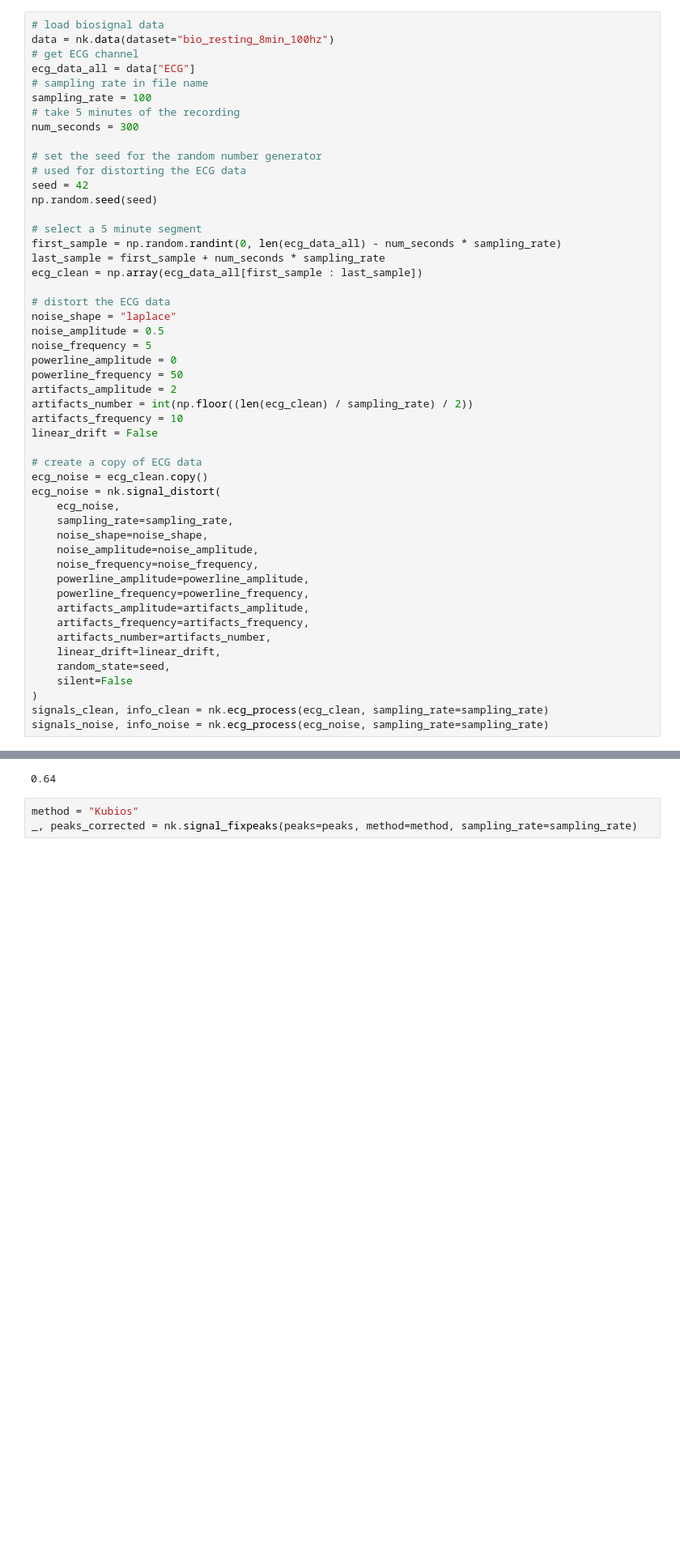
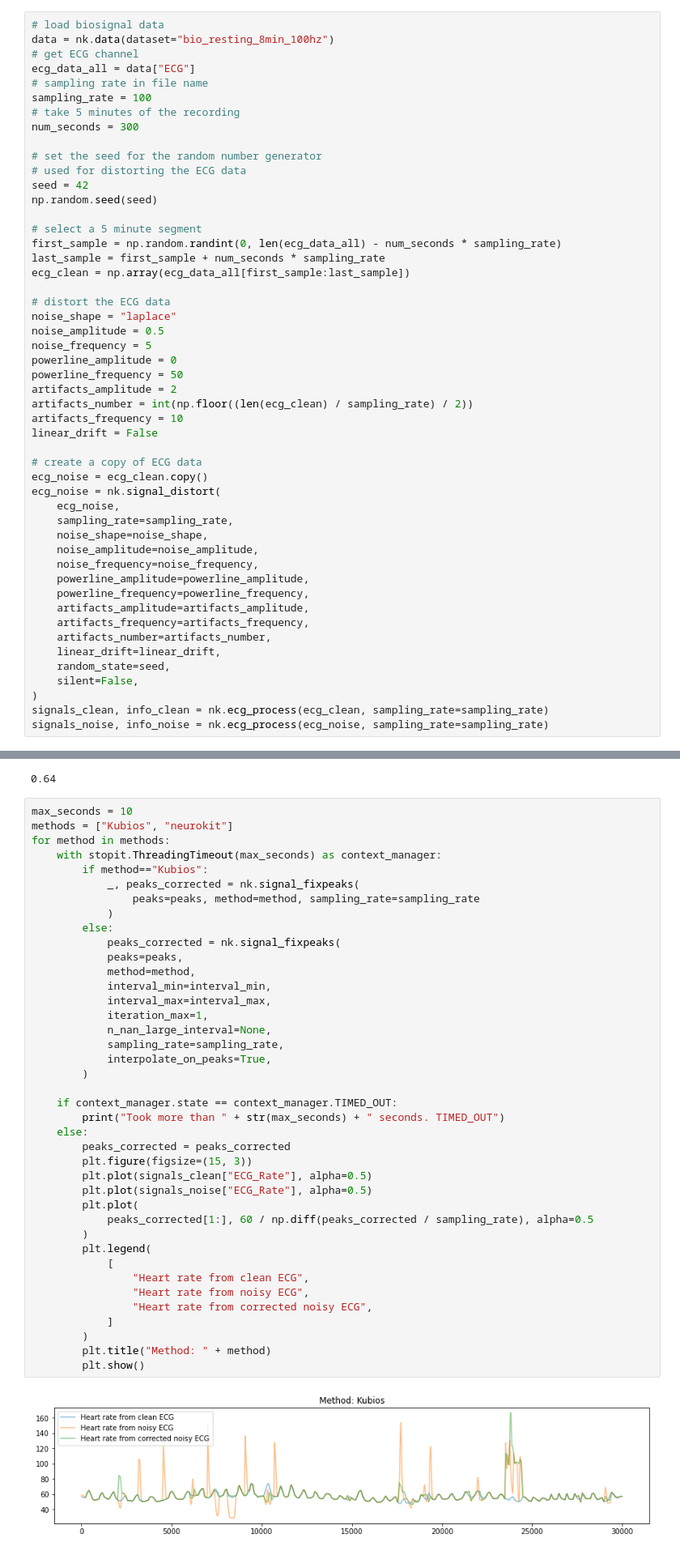
Before and after one commit to danibene/fixpeaks_with_large_gaps, a Jupyter notebook: example_ECG_signal_distored_nk_mod.ipynb, the cells around one changed output, grey strips where cells are left out. Shown: that part at 81% size. Saved outputs shown, nothing was run; the diff lists cells and outputs as text; blank space fills up the shorter version.

```diff
--- a/example_ECG_signal_distored_nk_mod.ipynb
+++ b/example_ECG_signal_distored_nk_mod.ipynb
@@ -39,7 +40,7 @@ np.random.seed(seed)
 # select a 5 minute segment
 first_sample = np.random.randint(0, len(ecg_data_all) - num_seconds * sampling_rate)
 last_sample = first_sample + num_seconds * sampling_rate
-ecg_clean = np.array(ecg_data_all[first_sample : last_sample])
+ecg_clean = np.array(ecg_data_all[first_sample:last_sample])
 
 # distort the ECG data
 noise_shape = "laplace"
@@ -67,7 +68,7 @@ ecg_noise = nk.signal_distort(
     artifacts_number=artifacts_number,
     linear_drift=linear_drift,
     random_state=seed,
-    silent=False
+    silent=False,
 )
 signals_clean, info_clean = nk.ecg_process(ecg_clean, sampling_rate=sampling_rate)
 signals_noise, info_noise = nk.ecg_process(ecg_noise, sampling_rate=sampling_rate)
@@ -101,5 +101,44 @@ print(interval_min)
 # %% [output]
 0.64
 # %%
-method = "Kubios"
-_, peaks_corrected = nk.signal_fixpeaks(peaks=peaks, method=method, sampling_rate=sampling_rate)
+max_seconds = 10
+methods = ["Kubios", "neurokit"]
+for method in methods:
+    with stopit.ThreadingTimeout(max_seconds) as context_manager:
+        if method=="Kubios":
+            _, peaks_corrected = nk.signal_fixpeaks(
+                peaks=peaks, method=method, sampling_rate=sampling_rate
+            )
+        else:
+            peaks_corrected = nk.signal_fixpeaks(
+            peaks=peaks,
+            method=method,
+            interval_min=interval_min,
+            interval_max=interval_max,
+            iteration_max=1,
+            n_nan_large_interval=None,
+            sampling_rate=sampling_rate,
+            interpolate_on_peaks=True,
+        )
+
+    if context_manager.state == context_manager.TIMED_OUT:
+        print("Took more than " + str(max_seconds) + " seconds. TIMED_OUT")
+    else:
+        peaks_corrected = peaks_corrected
+        plt.figure(figsize=(15, 3))
+        plt.plot(signals_clean["ECG_Rate"], alpha=0.5)
+        plt.plot(signals_noise["ECG_Rate"], alpha=0.5)
+        plt.plot(
+            peaks_corrected[1:], 60 / np.diff(peaks_corrected / sampling_rate), alpha=0.5
+        )
+        plt.legend(
+            [
+                "Heart rate from clean ECG",
+                "Heart rate from noisy ECG",
+                "Heart rate from corrected noisy ECG",
+            ]
+        )
+        plt.title("Method: " + method)
+        plt.show()
+# %% [output]
+[figure, added]
```
Also changed, not shown: parts of 9 cells of this notebook.
